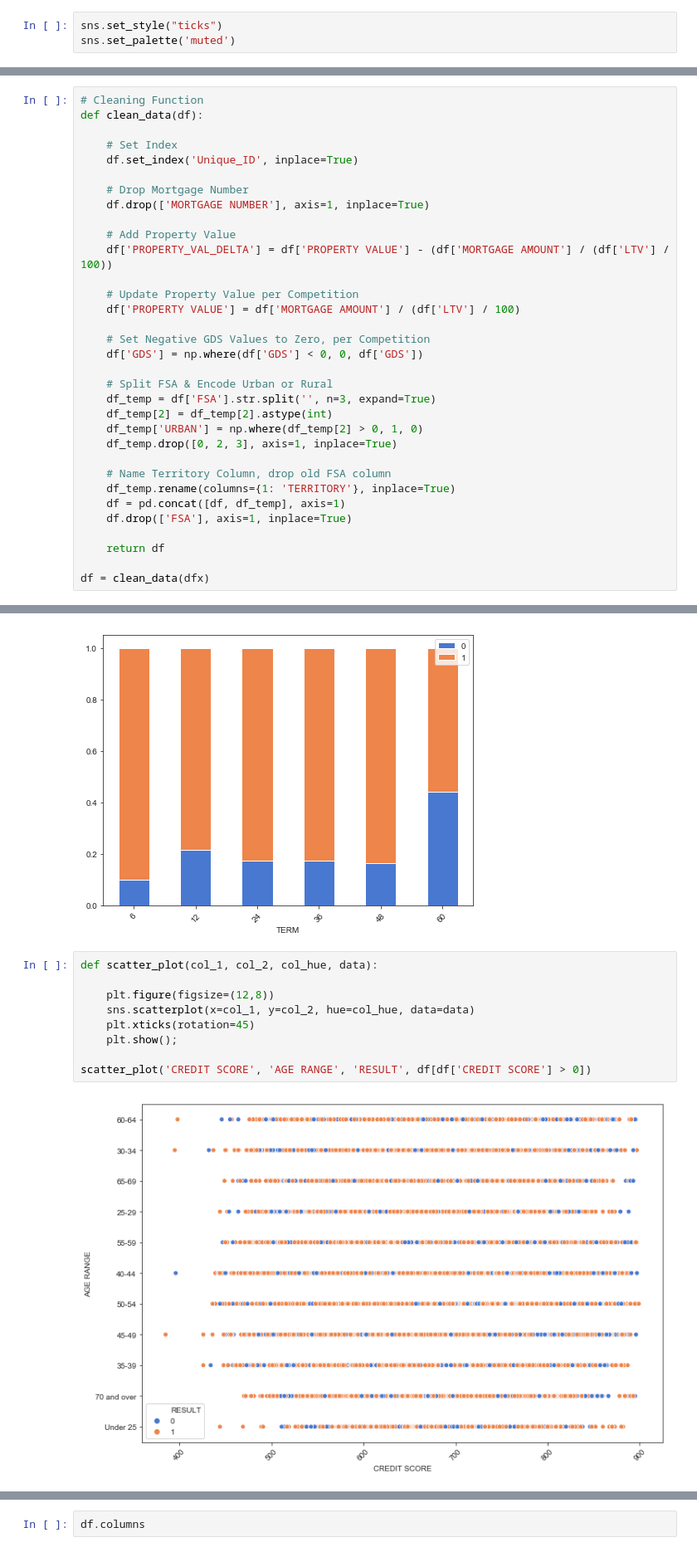
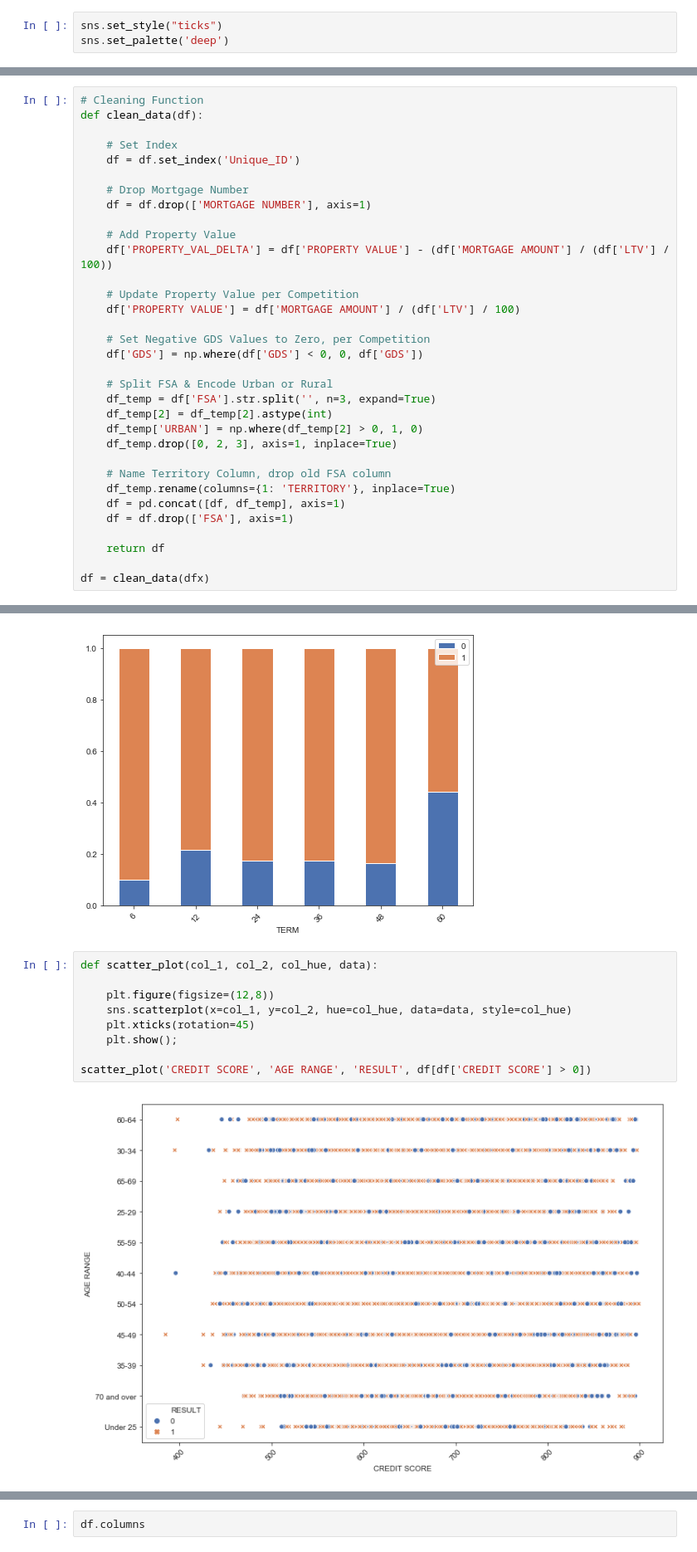
Before and after one commit to maks-p/cax_mortgage, a Jupyter notebook: data_scrub_eda.ipynb, the cells around one changed output, grey strips where cells are left out. Shown at 83% size. Drawn from its saved outputs; the diff is of its cells as text.

```diff
--- a/data_scrub_eda.ipynb
+++ b/data_scrub_eda.ipynb
@@ -9,7 +9,7 @@ from scipy.stats import zscore
 %matplotlib inline
 # %%
 sns.set_style("ticks")
-sns.set_palette('muted')
+sns.set_palette('deep')
 # %%
 data = pd.read_csv('CAX_MortgageModeling_Train.csv')
 dfx = pd.DataFrame(data)
@@ -89,10 +89,10 @@ dfx.head()
 def clean_data(df):
 
     # Set Index
-    df.set_index('Unique_ID', inplace=True)
+    df = df.set_index('Unique_ID')
 
     # Drop Mortgage Number
-    df.drop(['MORTGAGE NUMBER'], axis=1, inplace=True)
+    df = df.drop(['MORTGAGE NUMBER'], axis=1)
 
     # Add Property Value
     df['PROPERTY_VAL_DELTA'] = df['PROPERTY VALUE'] - (df['MORTGAGE AMOUNT'] / (df['LTV'] / 100))
@@ -112,7 +112,7 @@ def clean_data(df):
     # Name Territory Column, drop old FSA column
     df_temp.rename(columns={1: 'TERRITORY'}, inplace=True)
     df = pd.concat([df, df_temp], axis=1)
-    df.drop(['FSA'], axis=1, inplace=True)
+    df = df.drop(['FSA'], axis=1)
 
     return df
 
@@ -255,14 +255,14 @@ for feature in stack_list:
 # %%
 def scatter_plot(col_1, col_2, col_hue, data):
 
     plt.figure(figsize=(12,8))
-    sns.scatterplot(x=col_1, y=col_2, hue=col_hue, data=data)
+    sns.scatterplot(x=col_1, y=col_2, hue=col_hue, data=data, style=col_hue)
     plt.xticks(rotation=45)
     plt.show();
 
 scatter_plot('CREDIT SCORE', 'AGE RANGE', 'RESULT', df[df['CREDIT SCORE'] > 0])
 # %% [output]
-[figure, old version]
+[figure, new version]
 # %%
 scatter_plot('PROPERTY TYPE', 'PROPERTY VALUE', 'RESULT', df)
 # %% [output]
```
Also changed, not shown: parts of 66 cells of this notebook, 2 other files.
